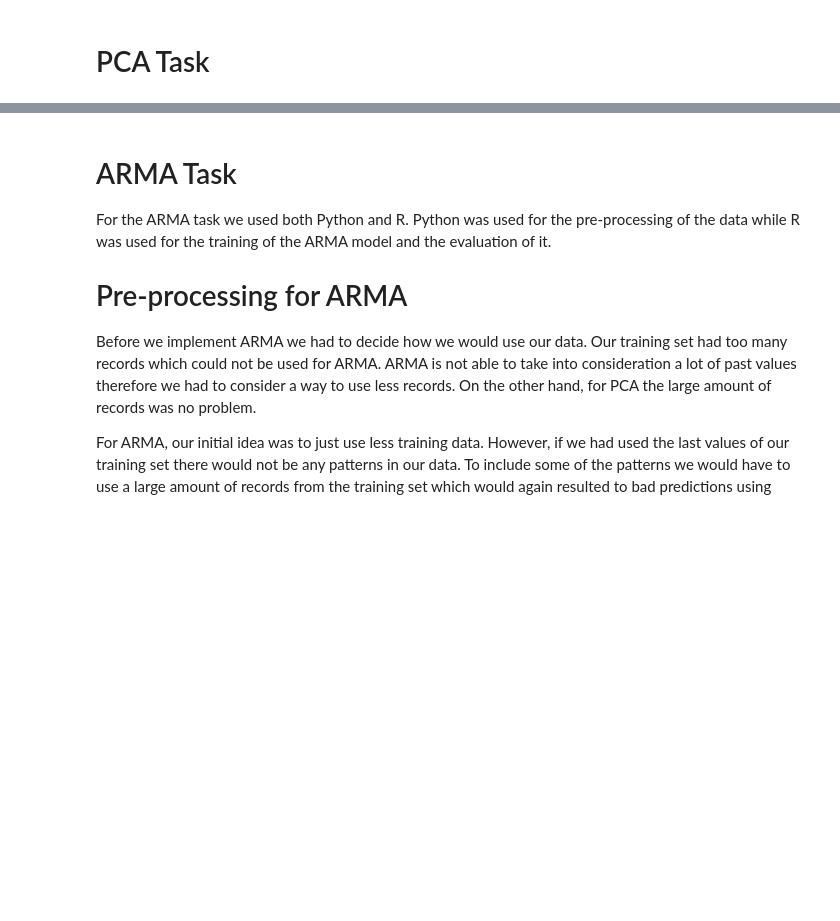
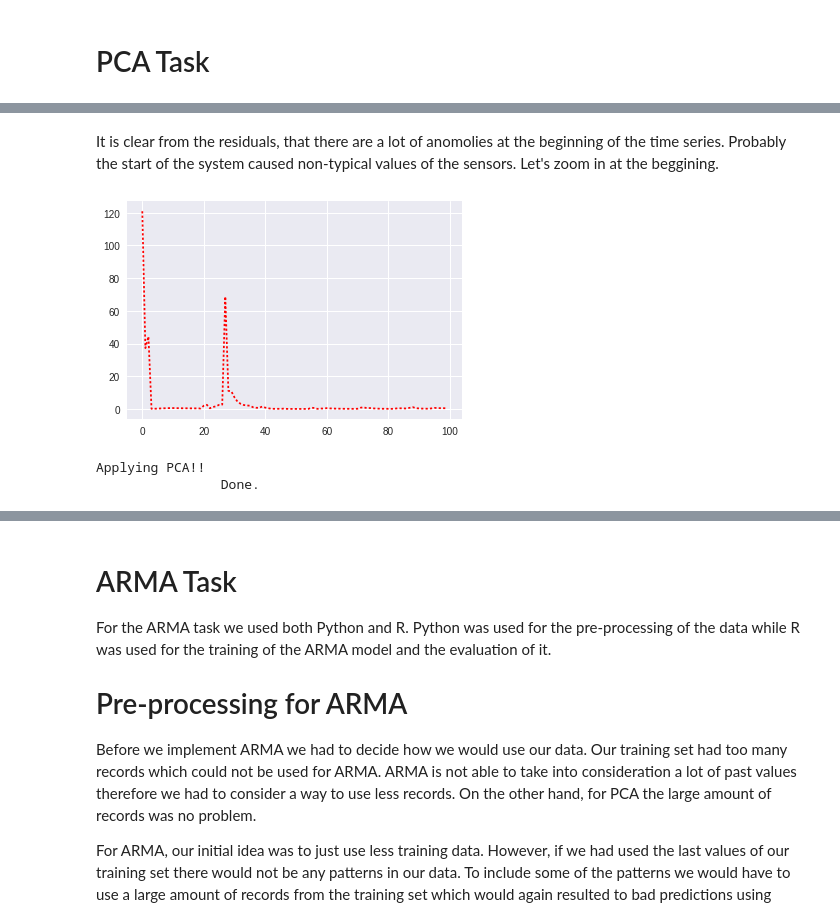
Before and after one commit to ajayaadhikari/Cyber-Data-Analytics, a Jupyter notebook: Assignment_2/CDA-Report.ipynb, the cells around one changed output, grey strips where cells are left out. Drawn from its saved outputs; the diff is of its cells as text; code cells hidden in the pictures; blank space fills up the shorter version.

```diff
--- a/Assignment_2/CDA-Report.ipynb
+++ b/Assignment_2/CDA-Report.ipynb
@@ -200,0 +299,17 @@ Last record of the testing set:  2/1/2016 2:59:59 PM
+# %% [markdown]
+It is clear from the residuals, that there are a lot of anomolies at the beginning of the time series. Probably the start of the system caused non-typical values of the sensors. Let's zoom in at the beggining.
+# %%
+plt.plot(range(100), training_residuals[0:100], "r:")
+plt.show()
+# %% [output]
+[figure, added]
+# %%
+# Remove the first 35 samples of the sampled trainingset
+sampled_training_set_pca = sampled_training_set_pca[35:]
+
+# Get pca eigenvector using the training_set
+# Compute the PCA residuals on the training and testing set
+training_residuals, testing_residuals = get_residuals(sampled_training_set_pca, sampled_testing_set_pca)
+# %% [output]
+Applying PCA!!
+                Done.
```
Also changed, not shown: parts of 22 cells of this notebook.
